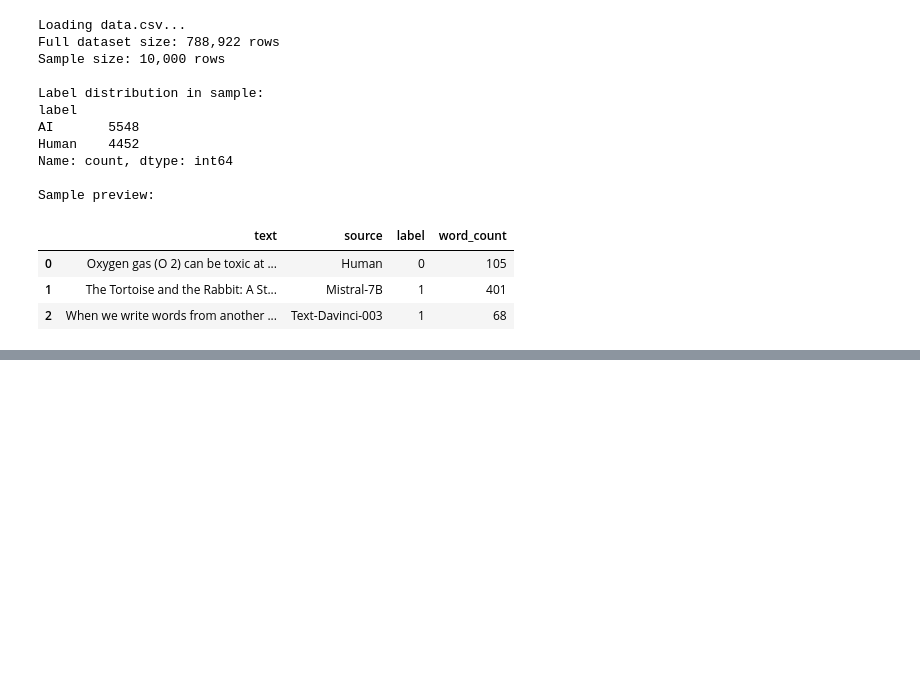
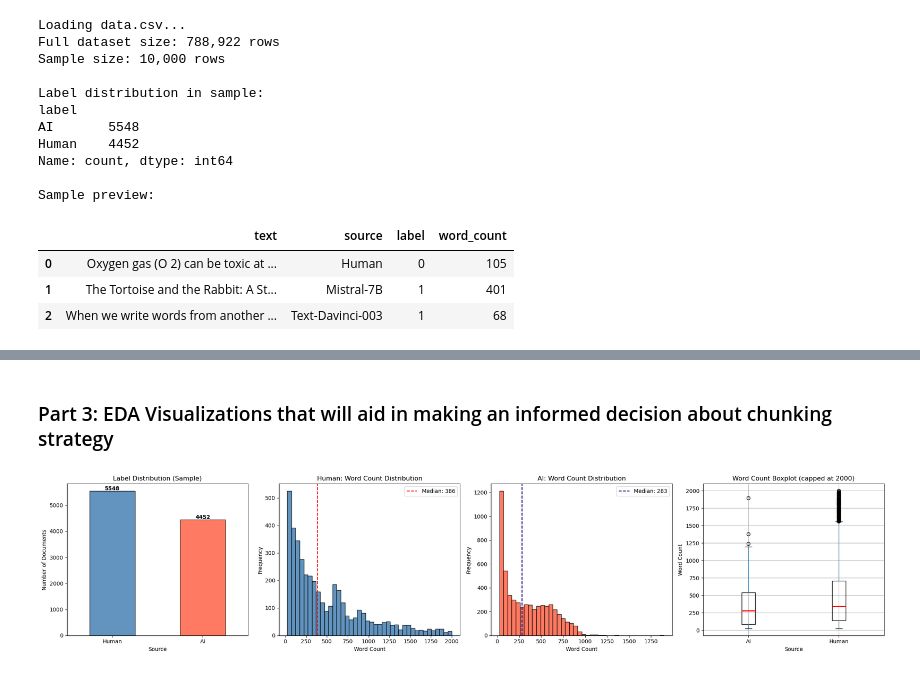
Before and after one commit to madisonmacdonald111/cultural-analytics-project-1, a Jupyter notebook: code/project-workflow.ipynb, the cells around one changed output, grey strips where cells are left out. Saved outputs shown, nothing was run; the diff lists cells and outputs as text; code cells hidden in the pictures; blank space fills up the shorter version.

```diff
--- a/code/project-workflow.ipynb
+++ b/code/project-workflow.ipynb
@@ -144,0 +239,58 @@ Sample preview:
+# %% [markdown]
+### Part 3: EDA Visualizations that will aid in making an informed decision about chunking strategy
+# %%
+# Part 3: Visualizations
+
+fig, axes = plt.subplots(1, 4, figsize=(22, 5))
+fig.suptitle('Corpus Statistics: Human vs. AI Text', fontsize=14, fontweight='bold')
+
+# Plot 1: Label distribution bar chart
+label_counts.plot(kind='bar', ax=axes[0], color=['steelblue', 'tomato'],
+                  edgecolor='black', alpha=0.85)
+axes[0].set_title('Label Distribution (Sample)')
+axes[0].set_xlabel('Source')
+axes[0].set_ylabel('Number of Documents')
+axes[0].set_xticklabels(['Human', 'AI'], rotation=0)
+for i, v in enumerate(label_counts):
+    axes[0].text(i, v + 30, str(v), ha='center', fontweight='bold')
+
+# Plot 2: Word count histogram -- Human only
+cap = 2000
+human_wc = ai_human_df_sample[ai_human_df_sample['label'] == 0]['word_count']
+axes[1].hist(human_wc[human_wc <= cap], bins=40, color='steelblue',
+             edgecolor='black', alpha=0.85)
+axes[1].set_title('Human: Word Count Distribution')
+axes[1].set_xlabel('Word Count')
+axes[1].set_ylabel('Frequency')
+axes[1].axvline(human_wc.median(), color='red', linestyle='--',
+                label=f'Median: {human_wc.median():.0f}')
+axes[1].legend()
+
+# Plot 3: Word count histogram -- AI only
+ai_wc = ai_human_df_sample[ai_human_df_sample['label'] == 1]['word_count']
+axes[2].hist(ai_wc[ai_wc <= cap], bins=40, color='tomato',
+             edgecolor='black', alpha=0.85)
+axes[2].set_title('AI: Word Count Distribution')
+axes[2].set_xlabel('Word Count')
+axes[2].set_ylabel('Frequency')
+axes[2].axvline(ai_wc.median(), color='navy', linestyle='--',
+                label=f'Median: {ai_wc.median():.0f}')
+axes[2].legend()
+
+# Plot 4: Boxplot of word counts by label
+ai_human_df_sample['label_name'] = ai_human_df_sample['label'].map({0: 'Human', 1: 'AI'})
+ai_human_df_sample[ai_human_df_sample['word_count'] <= cap].boxplot(
+    column='word_count', by='label_name', ax=axes[3],
+    boxprops=dict(color='black'),
+    medianprops=dict(color='red', linewidth=2)
+)
+axes[3].set_title(f'Word Count Boxplot (capped at {cap})')
+axes[3].set_xlabel('Source')
+axes[3].set_ylabel('Word Count')
+plt.suptitle('')
+
+plt.tight_layout()
+plt.savefig('/Users/maddiemac/Desktop/INFO 230/cultural-analytics-project-1/figures/EDA_visuals')
+plt.show()
+# %% [output]
+[figure, added]
```
Also changed, not shown: parts of 24 cells of this notebook.
